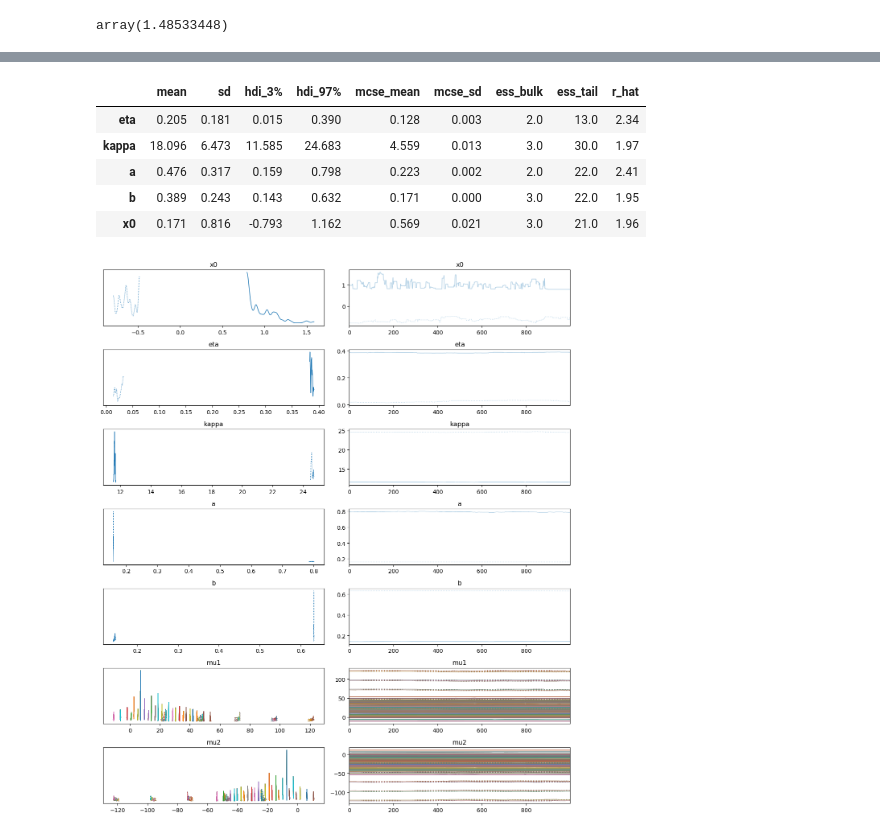
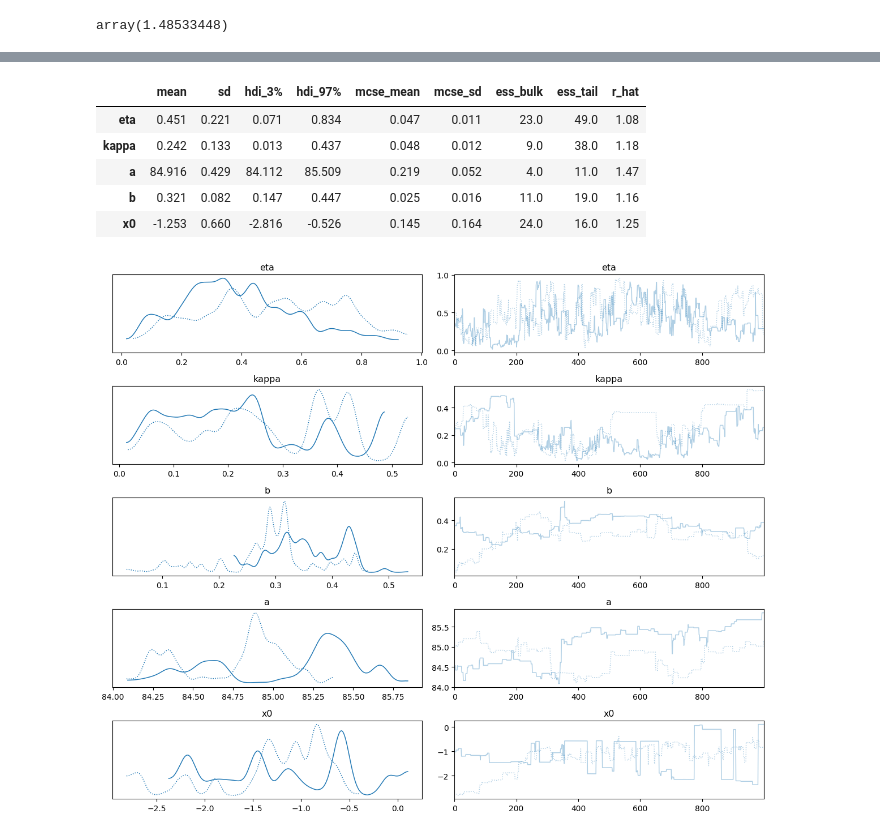
Before and after one commit to AndrewZhang599/efficient-fpt, a Jupyter notebook: andrew_notebooks/pymc_likelihood.ipynb, the cells around one changed output, grey strips where cells are left out. Drawn from its saved outputs; the diff is of its cells as text; code cells hidden in the pictures.

```diff
--- a/andrew_notebooks/pymc_likelihood.ipynb
+++ b/andrew_notebooks/pymc_likelihood.ipynb
@@ -64,18 +95,18 @@ b_small = data["b"]
 x0_small = data["x0"]
 eta_small = data["eta"]
 kappa_small = data["kappa"]
-r1_data_small = data["r1_data"][:500]
-r2_data_small = data["r2_data"][:500]
-flag_data_small = data["flag_data"][:500].astype(np.int32)
+r1_data_small = data["r1_data"][:1000]
+r2_data_small = data["r2_data"][:1000]
+flag_data_small = data["flag_data"][:1000].astype(np.int32)
 sigma_small = data["sigma"]
 T_small = data["T"]
 mu1_true_data_small = kappa_small * (r1_data_small - eta_small * r2_data_small)
 mu2_true_data_small = kappa_small * (eta_small * r1_data_small - r2_data_small)
-mu_true_data_small = data["mu_array_padded_data"][:500].astype(DATA_TYPE)
-sacc_data_small = data["sacc_array_padded_data"][:500].astype(DATA_TYPE)
-length_data_small = data["d_data"][:500].astype(np.int32)
-rt_data_small = data["decision_data"][:500, 0].astype(DATA_TYPE)
-choice_data_small = data["decision_data"][:500, 1].astype(np.int32)
+mu_true_data_small = data["mu_array_padded_data"][:1000].astype(DATA_TYPE)
+sacc_data_small = data["sacc_array_padded_data"][:1000].astype(DATA_TYPE)
+length_data_small = data["d_data"][:1000].astype(np.int32)
+rt_data_small = data["decision_data"][:1000, 0].astype(DATA_TYPE)
+choice_data_small = data["decision_data"][:1000, 1].astype(np.int32)
 
 num_data_small, max_d_small = mu_true_data_small.shape
 print(num_data_small, max_d_small)
@@ -204,10 +235,10 @@ class ADDMLik(Op):
         sacc = pt.as_tensor_variable(sacc)
         length = pt.as_tensor_variable(length)
         outputs = [pt.scalar(dtype=DATA_TYPE)]
-        return Apply(self, [mu1, mu2, rt, choice, max_d, sigma, a, b, x0, flag, sacc, length], outputs)
+        return Apply(self, [mu1, mu2, rt, choice,flag, sacc, length, max_d, sigma, a, b, x0], outputs)
 
     def perform(self, node, inputs, outputs):
-        mu1, mu2, rt, choice, max_d, sigma, a, b, x0, flag, sacc, length = inputs
+        mu1, mu2, rt, choice, flag, sacc, length, max_d, sigma, a, b, x0 = inputs
         output = compute_loss_parallel(
             mu1,
             mu2,
@@ -221,7 +252,7 @@ class ADDMLik(Op):
             a,
             b,
             x0,
-            num_threads=32,
+            num_threads=64,
         )
         outputs[0][0] = np.array(output, dtype=DATA_TYPE)
 # %%
@@ -290,6 +317,7 @@ test
 
 # define pymc model
 from pymc import model_to_graphviz
+max_rt = np.max(rt_data_small)
 
 with pm.Model() as model_small:
     rt = pm.Data("rt", rt_data_small)
@@ -299,18 +327,23 @@ with pm.Model() as model_small:
     length = pm.Data("length", length_data_small)
     r1 = pm.Data("r1", r1_data_small)
     r2 = pm.Data("r2", r2_data_small)
+    max_d = pm.Data("max_d", max_d_small)
 
     eta = pm.Beta("eta", alpha=2, beta=2, initval=0.7)
-    kappa = pm.Gamma("kappa", alpha=2, beta=2, initval=0.5)
-    a = pm.Gamma("a", alpha=2.0, beta=2, initval=2.1)
-    b = pm.Beta("b", alpha=2, beta=2, initval=0.3) # upper bound should be determined by a / maximum RT
-    x0 = pm.Normal("x0", mu=0, sigma=0.5, initval=-0.2) # make sure x0 is between -a and a
+    kappa = pm.Truncated("kappa", pm.Gamma.dist(alpha=2, beta=4), lower=0, upper=2, initval=0.5)
+    a = pm.Gamma("a", alpha=2.0, beta=1, initval=2.1)
+
+    b_raw = pm.Beta("b_raw", alpha=2, beta=2, initval=0.3) # upper bound should be determined by a / maximum RT
+    b_transform = pm.Deterministic("b", b_raw * (a / max_rt))
+
+    x0_raw = pm.Beta("x0_raw", alpha=2.0, beta=2.0)
+    x0_transform = pm.Deterministic("x0", -a + 2.0 * a * x0_raw)
 
     mu1 = pm.Deterministic("mu1", kappa * (r1 - eta * r2))
     mu2 = pm.Deterministic("mu2", kappa * (eta * r1 - r2))
 
     # define likelihood
-    pm.Potential("likelihood", custom_dist_addm_lik(mu1, mu2, rt, choice, flag, sacc, length, max_d_small, sigma, a, b, x0))
+    pm.Potential("likelihood", custom_dist_addm_lik(mu1, mu2, rt, choice, flag, sacc, length, max_d, sigma, a, b_transform, x0_transform))
 
 
 model_to_graphviz(model_small)
@@ -345,6 +378,6 @@ Average logp eval time: 1.136399269104004
 # %%
 with model_small:
-    step = pm.Metropolis() # can choose the initial step size
+    step = pm.Metropolis(scaling=0.005) # can choose the initial step size
     idata = pm.sample(draws=1000, tune=1000, chains=2, step=step, mp_ctx='spawn', discard_tuned_samples=False)
 # %% [output]
 Multiprocess sampling (2 chains in 2 jobs)
@@ -366,15 +399,15 @@ import arviz as az
 az.summary(idata, var_names = ['eta', 'kappa', 'a', 'b', 'x0'])
 # %% [output]
 |  | mean | sd | hdi_3% | hdi_97% | mcse_mean | mcse_sd | ess_bulk | ess_tail | r_hat |
-| eta | 0.205 | 0.181 | 0.015 | 0.390 | 0.128 | 0.003 | 2.0 | 13.0 | 2.34 |
-| kappa | 18.096 | 6.473 | 11.585 | 24.683 | 4.559 | 0.013 | 3.0 | 30.0 | 1.97 |
-| a | 0.476 | 0.317 | 0.159 | 0.798 | 0.223 | 0.002 | 2.0 | 22.0 | 2.41 |
-| b | 0.389 | 0.243 | 0.143 | 0.632 | 0.171 | 0.000 | 3.0 | 22.0 | 1.95 |
-| x0 | 0.171 | 0.816 | -0.793 | 1.162 | 0.569 | 0.021 | 3.0 | 21.0 | 1.96 |
+| eta | 0.451 | 0.221 | 0.071 | 0.834 | 0.047 | 0.011 | 23.0 | 49.0 | 1.08 |
+| kappa | 0.242 | 0.133 | 0.013 | 0.437 | 0.048 | 0.012 | 9.0 | 38.0 | 1.18 |
+| a | 84.916 | 0.429 | 84.112 | 85.509 | 0.219 | 0.052 | 4.0 | 11.0 | 1.47 |
+| b | 0.321 | 0.082 | 0.147 | 0.447 | 0.025 | 0.016 | 11.0 | 19.0 | 1.16 |
+| x0 | -1.253 | 0.660 | -2.816 | -0.526 | 0.145 | 0.164 | 24.0 | 16.0 | 1.25 |
 # %%
 import matplotlib.pyplot as plt
 
-az.plot_trace(idata)
+az.plot_trace(idata, var_names = ['eta', 'kappa', 'b', 'a', 'x0'])
 plt.tight_layout()
 # %% [output]
-[figure, old version]
+[figure, new version]
```
Also changed, not shown: parts of 10 cells of this notebook, 1 other file.
